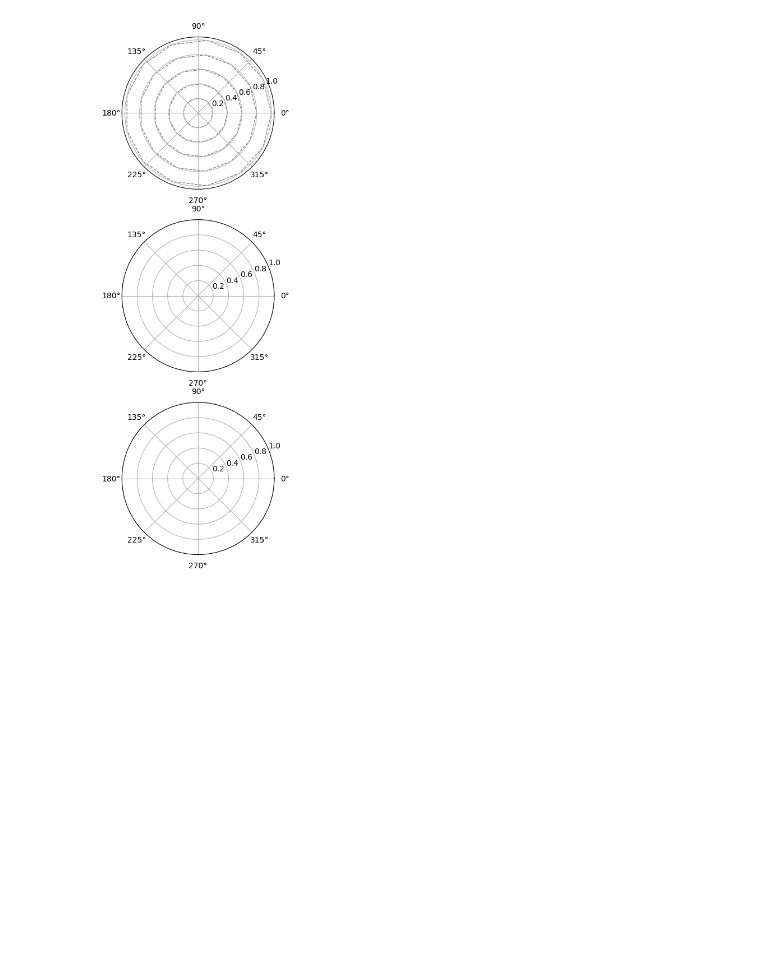
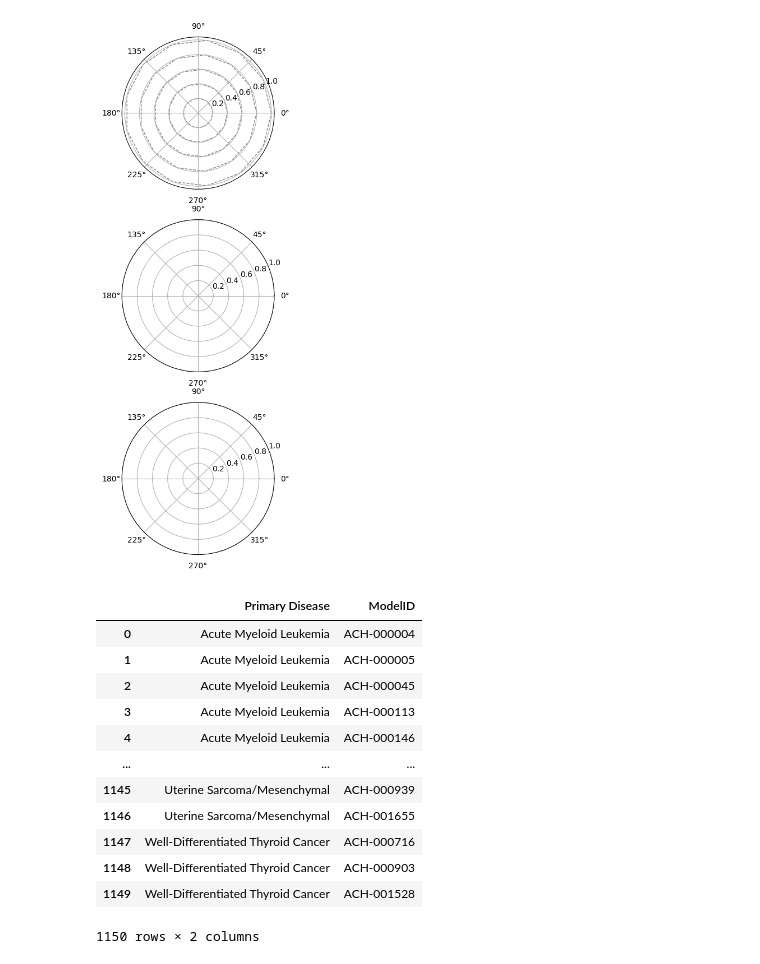
Before and after one commit to MikeLippincott/gene-process-dependencies, a Jupyter notebook: 9.webapp/test_notebook.ipynb, the cells around one changed output. Drawn from its saved outputs; the diff is of its cells as text; code cells hidden in the pictures; blank space fills up the shorter version.

```diff
--- a/9.webapp/test_notebook.ipynb
+++ b/9.webapp/test_notebook.ipynb
@@ -715,3 +726,57 @@ plt.show()
 # %% [output]
 TypeError: list indices must be integers or slices, not str
 [figure]
+# %%
+import pandas as pd
+from app_utils import latent_load_data
+
+selected_diseases = [
+    "Lung Adenocarcinoma",
+    "Lung Squamous Cell Carcinoma",
+    "Small Cell Lung Carcinoma",
+    "Colorectal Adenocarcinoma",
+    "Pancreatic Adenocarcinoma",
+    "Ovarian Serous Cystadenocarcinoma",
+    "Glioblastoma Multiforme",
+    "Skin Cutaneous Melanoma",
+    "Uterine Corpus Endometrial Carcinoma",
+    "Prostate Adenocarcinoma",
+]
+reactome_matrix, corum_matrix, drug_matrix = latent_load_data()
+full_df = reactome_matrix[
+    reactome_matrix["OncotreePrimaryDisease"].isin(selected_diseases)
+]
+
+# Build summary: one row per unique (OncotreeLineage, OncotreePrimaryDisease) pair
+# adjust column names below to match whatever lineage/cancer-type column your data actually has
+group_cols = ["OncotreePrimaryDisease", "ModelID"]  # ← rename if needed
+summary = (
+    reactome_matrix.groupby(group_cols, dropna=False)
+    .agg(n_models=("ModelID", "nunique"))
+    .reset_index()
+    .sort_values(group_cols)
+    .rename(
+        columns={
+            "OncotreeLineage": "Lineage / Cancer Type",
+            "OncotreePrimaryDisease": "Primary Disease",
+            "n_models": "Cell Lines",
+        }
+    )
+    .drop(columns=["Cell Lines"])
+    .drop_duplicates()
+)
+summary
+# %% [output]
+|  | Primary Disease | ModelID |
+| 0 | Acute Myeloid Leukemia | ACH-000004 |
+| 1 | Acute Myeloid Leukemia | ACH-000005 |
+| 2 | Acute Myeloid Leukemia | ACH-000045 |
+| 3 | Acute Myeloid Leukemia | ACH-000113 |
+| 4 | Acute Myeloid Leukemia | ACH-000146 |
+| ... | ... | ... |
+| 1145 | Uterine Sarcoma/Mesenchymal | ACH-000939 |
+| 1146 | Uterine Sarcoma/Mesenchymal | ACH-001655 |
+| 1147 | Well-Differentiated Thyroid Cancer | ACH-000716 |
+| 1148 | Well-Differentiated Thyroid Cancer | ACH-000903 |
+| 1149 | Well-Differentiated Thyroid Cancer | ACH-001528 |
+1150 rows × 2 columns
```
Also changed, not shown: parts of 7 cells of this notebook, 2 other files.
